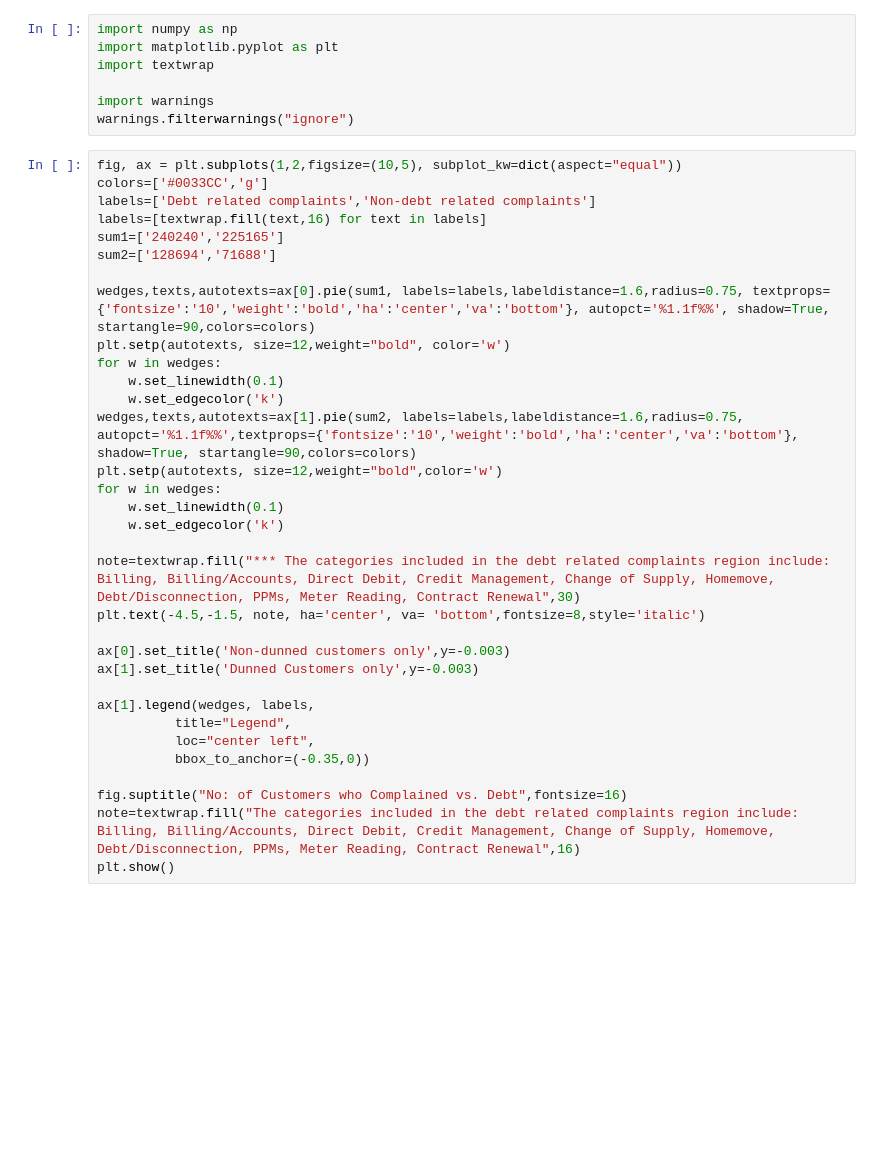
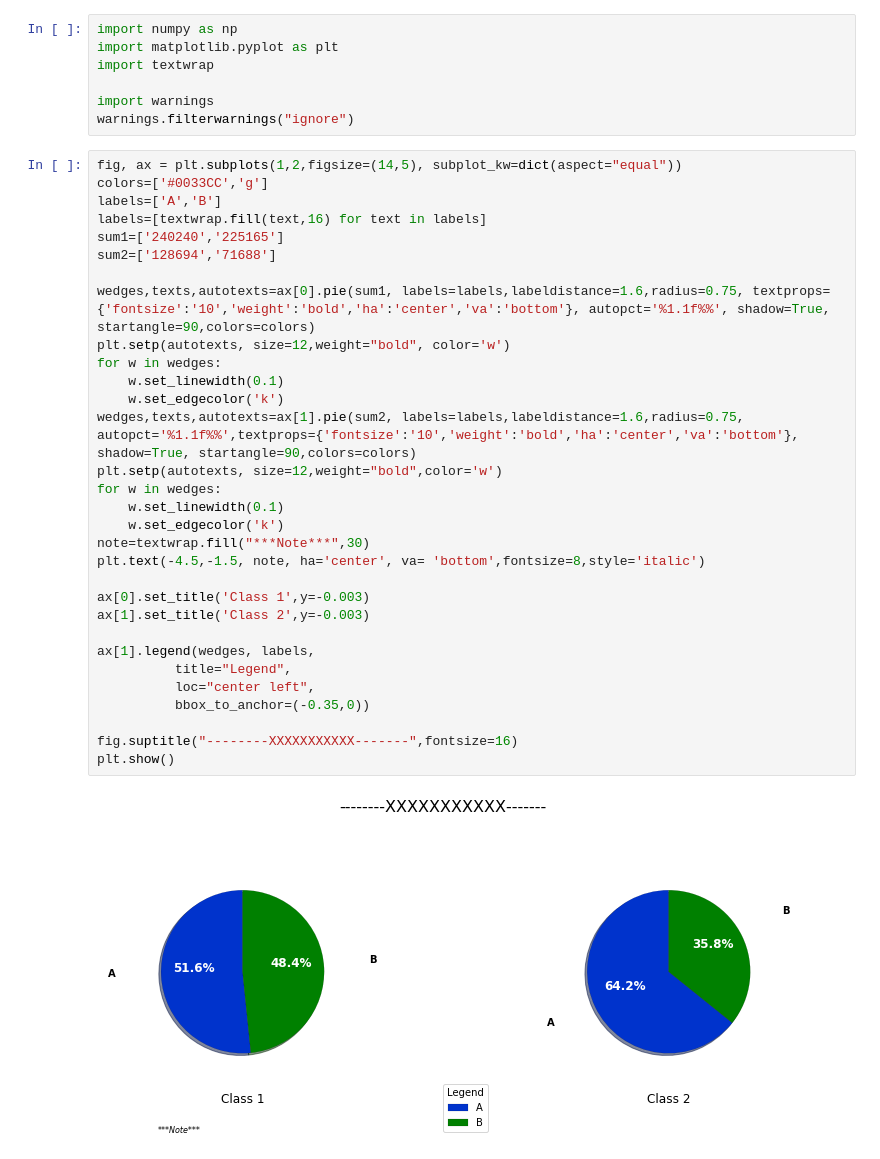
Before and after one commit to Aru2612/EDF-Internship, a Jupyter notebook: ComplaintVSDebt_Customers_Ex.ipynb, the cells around one changed output. Saved outputs shown, nothing was run; the diff lists cells and outputs as text; blank space fills up the shorter version.

```diff
--- a/ComplaintVSDebt_Customers_Ex.ipynb
+++ b/ComplaintVSDebt_Customers_Ex.ipynb
@@ -6,35 +6,35 @@ import textwrap
 import warnings
 warnings.filterwarnings("ignore")
 # %%
-fig, ax = plt.subplots(1,2,figsize=(10,5), subplot_kw=dict(aspect="equal"))
+fig, ax = plt.subplots(1,2,figsize=(14,5), subplot_kw=dict(aspect="equal"))
 colors=['#0033CC','g']
-labels=['Debt related complaints','Non-debt related complaints']
+labels=['A','B']
 labels=[textwrap.fill(text,16) for text in labels]
 sum1=['240240','225165']
 sum2=['128694','71688']
 
 wedges,texts,autotexts=ax[0].pie(sum1, labels=labels,labeldistance=1.6,radius=0.75, textprops={'fontsize':'10','weight':'bold','ha':'center','va':'bottom'}, autopct='%1.1f%%', shadow=True, startangle=90,colors=colors)
 plt.setp(autotexts, size=12,weight="bold", color='w')
 for w in wedges:
     w.set_linewidth(0.1)
     w.set_edgecolor('k')
 wedges,texts,autotexts=ax[1].pie(sum2, labels=labels,labeldistance=1.6,radius=0.75, autopct='%1.1f%%',textprops={'fontsize':'10','weight':'bold','ha':'center','va':'bottom'}, shadow=True, startangle=90,colors=colors)
 plt.setp(autotexts, size=12,weight="bold",color='w')
 for w in wedges:
     w.set_linewidth(0.1)
     w.set_edgecolor('k')
-
-note=textwrap.fill("*** The categories included in the debt related complaints region include: Billing, Billing/Accounts, Direct Debit, Credit Management, Change of Supply, Homemove, Debt/Disconnection, PPMs, Meter Reading, Contract Renewal",30)
+note=textwrap.fill("***Note***",30)
 plt.text(-4.5,-1.5, note, ha='center', va= 'bottom',fontsize=8,style='italic')
 
-ax[0].set_title('Non-dunned customers only',y=-0.003)
-ax[1].set_title('Dunned Customers only',y=-0.003)
+ax[0].set_title('Class 1',y=-0.003)
+ax[1].set_title('Class 2',y=-0.003)
 
 ax[1].legend(wedges, labels,
           title="Legend",
           loc="center left",
           bbox_to_anchor=(-0.35,0))
 
-fig.suptitle("No: of Customers who Complained vs. Debt",fontsize=16)
-note=textwrap.fill("The categories included in the debt related complaints region include: Billing, Billing/Accounts, Direct Debit, Credit Management, Change of Supply, Homemove, Debt/Disconnection, PPMs, Meter Reading, Contract Renewal",16)
+fig.suptitle("--------XXXXXXXXXXX-------",fontsize=16)
 plt.show()
+# %% [output]
+[figure, added]
```
Also changed, not shown: 7 other files.
